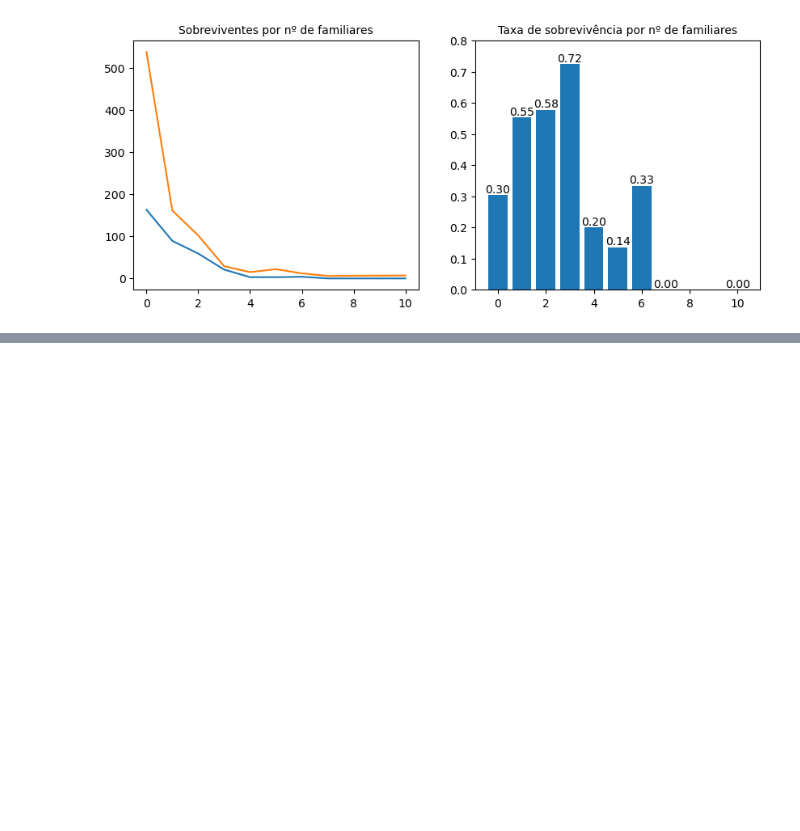
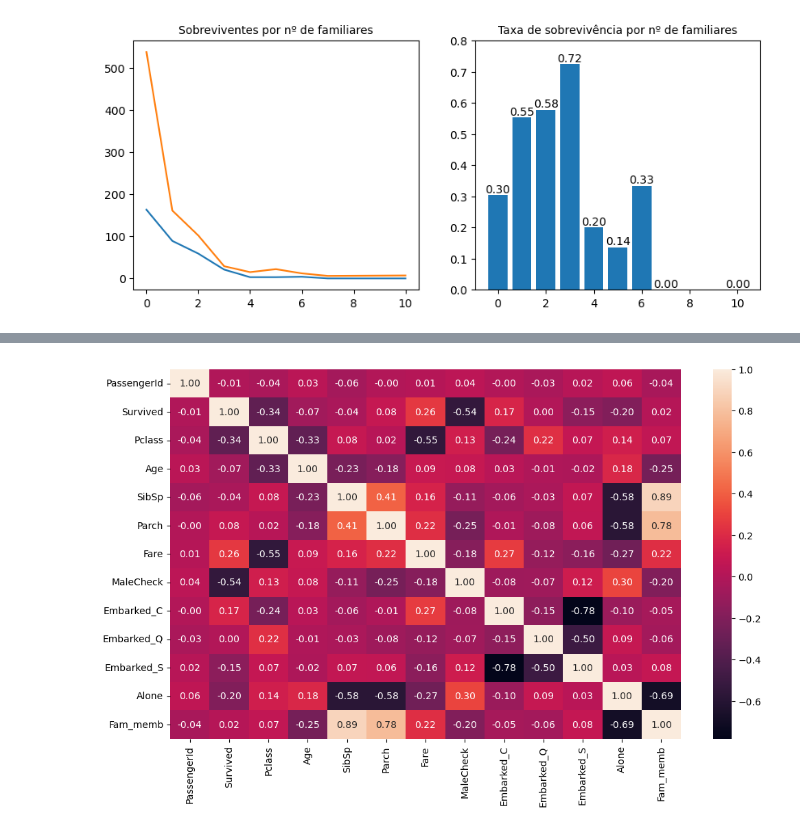
Before and after one commit to gluna777/analise_titanic, a Jupyter notebook: analise_titanic3.ipynb, the cells around one changed output, grey strips where cells are left out. Saved outputs shown, nothing was run; the diff lists cells and outputs as text; code cells hidden in the pictures; blank space fills up the shorter version.

```diff
--- a/analise_titanic3.ipynb
+++ b/analise_titanic3.ipynb
@@ -384,0 +405,10 @@ plt.show()
+# %%
+# Visualização em heatmap
+import seaborn as sns
+
+fig, ax = plt.subplots(figsize=(12,7))
+sns.heatmap(treino.corr(), annot=True, fmt=".2f")
+
+plt.show()
+# %% [output]
+[figure, added]
```
Also changed, not shown: parts of 6 cells of this notebook.
